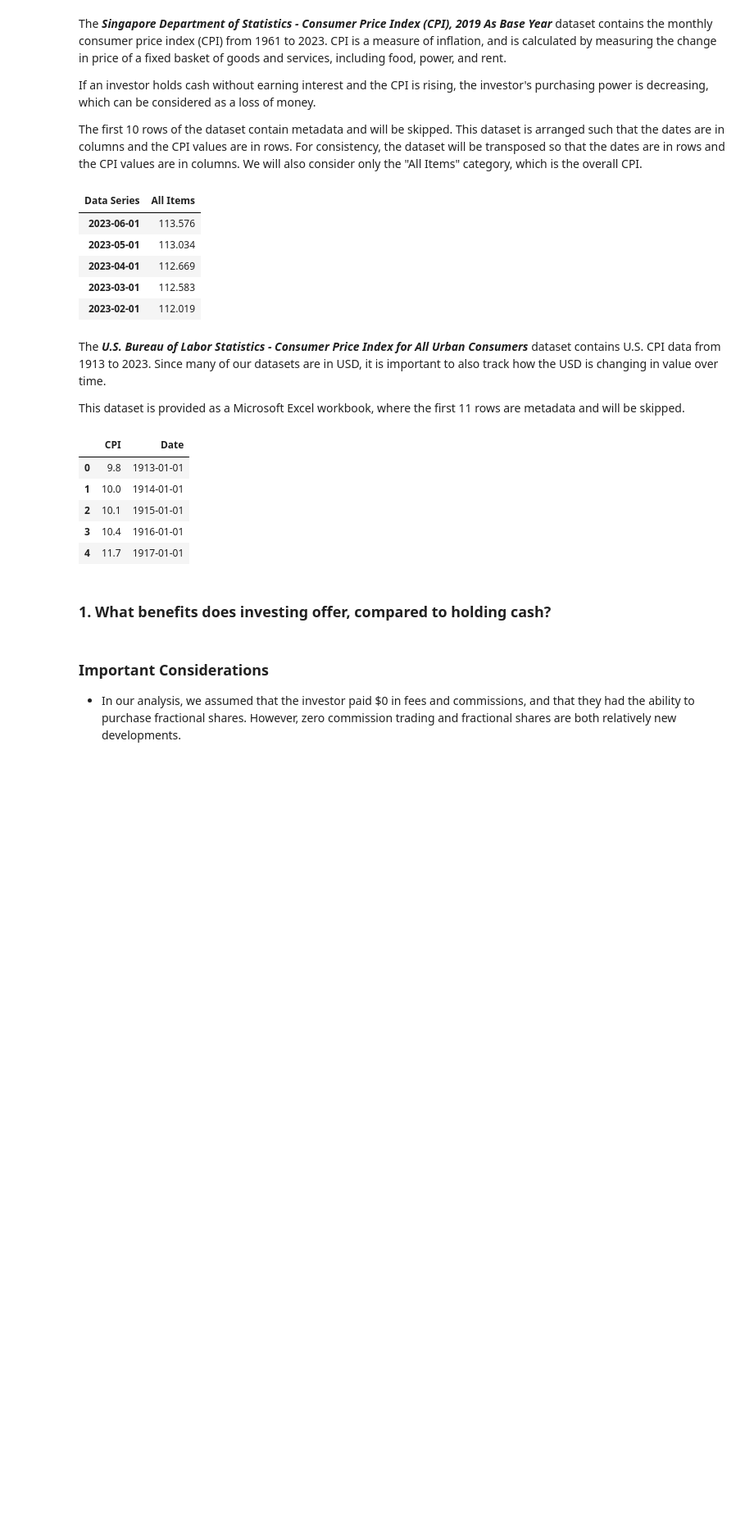
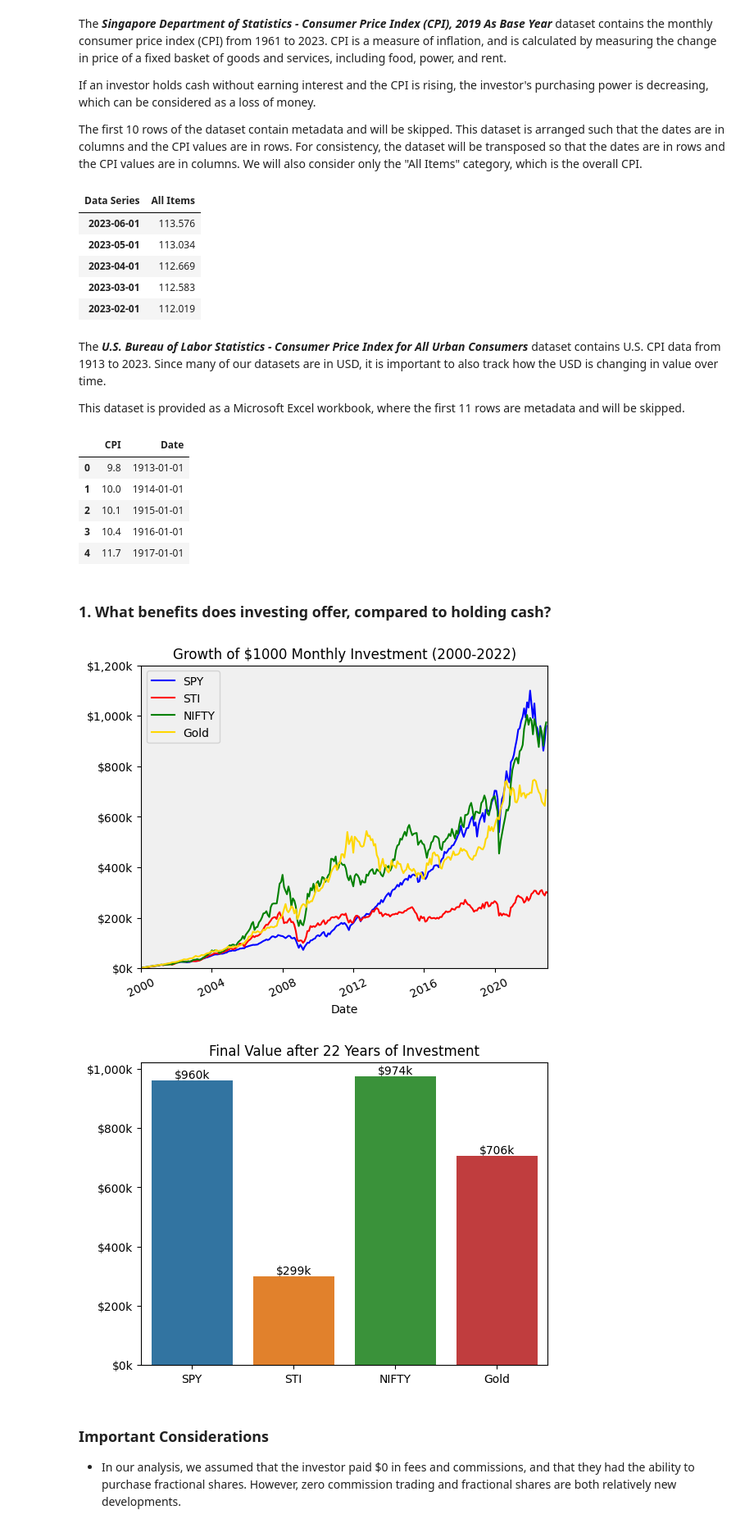
Before and after one commit to ConfuseIous/PDS-CA2, a Jupyter notebook: Main.ipynb, the cells around one changed output. Shown at 82% size. Cells and saved outputs as stored; diff of their text form; code cells hidden in the pictures; blank space fills up the shorter version.

Commit message:
added bar chart

```diff
--- a/Main.ipynb
+++ b/Main.ipynb
@@ -350,33 +350,46 @@ for year in range(2000, 2023):
         total_gold.append(total_gold[-1] + num_gold)
         price = data.gold_data.loc[(data.gold_data['Date'].dt.year == year) & (data.gold_data['Date'].dt.month == month)]['Close'].values[0]
         value = total_gold[-1] * price
         total_gold_value.append(value)
 
 spy_data_2000_2022 = data.spy_data.loc[(data.spy_data['Date'].dt.year >= 2000) & (data.spy_data['Date'].dt.year <= 2022)]
 spy_data_2000_2022 = data.spy_data.groupby([spy_data_2000_2022['Date'].dt.year, spy_data_2000_2022['Date'].dt.month]).first()
 
 sti_data_2000_2022 = data.sti_data.loc[(data.sti_data['Date'].dt.year >= 2000) & (data.sti_data['Date'].dt.year <= 2022)]
 sti_data_2000_2022 = data.sti_data.groupby([sti_data_2000_2022['Date'].dt.year, sti_data_2000_2022['Date'].dt.month]).first()
 
 nifty_data_2000_2022 = data.nifty_data.loc[(data.nifty_data['Date'].dt.year >= 2000) & (data.nifty_data['Date'].dt.year <= 2022)]
 nifty_data_2000_2022 = data.nifty_data.groupby([nifty_data_2000_2022['Date'].dt.year, nifty_data_2000_2022['Date'].dt.month]).first()
 
 gold_data_2000_2022 = data.gold_data.loc[(data.gold_data['Date'].dt.year >= 2000) & (data.gold_data['Date'].dt.year <= 2022)]
 gold_data_2000_2022 = data.gold_data.groupby([gold_data_2000_2022['Date'].dt.year, gold_data_2000_2022['Date'].dt.month]).first()
 
 plt.rcParams['axes.facecolor'] = 'F0F0F0'
 
 sns.lineplot(x=spy_data_2000_2022['Date'], y=total_spy_value[1:], color="blue", label='SPY')
 sns.lineplot(x=sti_data_2000_2022['Date'], y=total_sti_value[1:], color="red", label='STI')
 sns.lineplot(x=nifty_data_2000_2022['Date'], y=total_nifty_value[1:], color="green", label='NIFTY')
 sns.lineplot(x=gold_data_2000_2022['Date'], y=total_gold_value[1:], color="gold", label='Gold')
 
 plt.ylim(0, 1200000)
 plt.xlim(pd.Timestamp('2000-01-01'), pd.Timestamp('2022-12-31'))
 plt.xticks(rotation=25)
 plt.title('Growth of $1000 Monthly Investment (2000-2022)')
 plt.gca().yaxis.set_major_formatter(FuncFormatter(lambda x, _: '${:,.0f}'.format(x/1000) + 'k')) # Format y-axis ticks in 100k increments
 plt.show()
+
+# bar chart of total value
+plt.rcParams['axes.facecolor'] = 'FFFFFF'
+sns.barplot(x=['SPY', 'STI', 'NIFTY', 'Gold'], y=[total_spy_value[-1], total_sti_value[-1], total_nifty_value[-1], total_gold_value[-1]])
+plt.gca().yaxis.set_major_formatter(FuncFormatter(lambda x, _: '${:,.0f}'.format(x/1000) + 'k')) # Format y-axis ticks in 100k increments
+# show the value of each bar
+for index, value in enumerate([total_spy_value[-1], total_sti_value[-1], total_nifty_value[-1], total_gold_value[-1]]):
+    plt.text(index, value, '${:,.0f}'.format(value/1000) + 'k', ha='center', va='bottom')
+plt.title('Final Value after 22 Years of Investment')
+plt.show()
+# %% [output]
+[figure, added]
+[figure, added]
 # %% [markdown]
 ### Important Considerations
 - In our analysis, we assumed that the investor paid $0 in fees and commissions, and that they had the ability to purchase fractional shares. However, zero commission trading and fractional shares are both relatively new developments.
```
Also changed, not shown: parts of 1 cell of this notebook.
